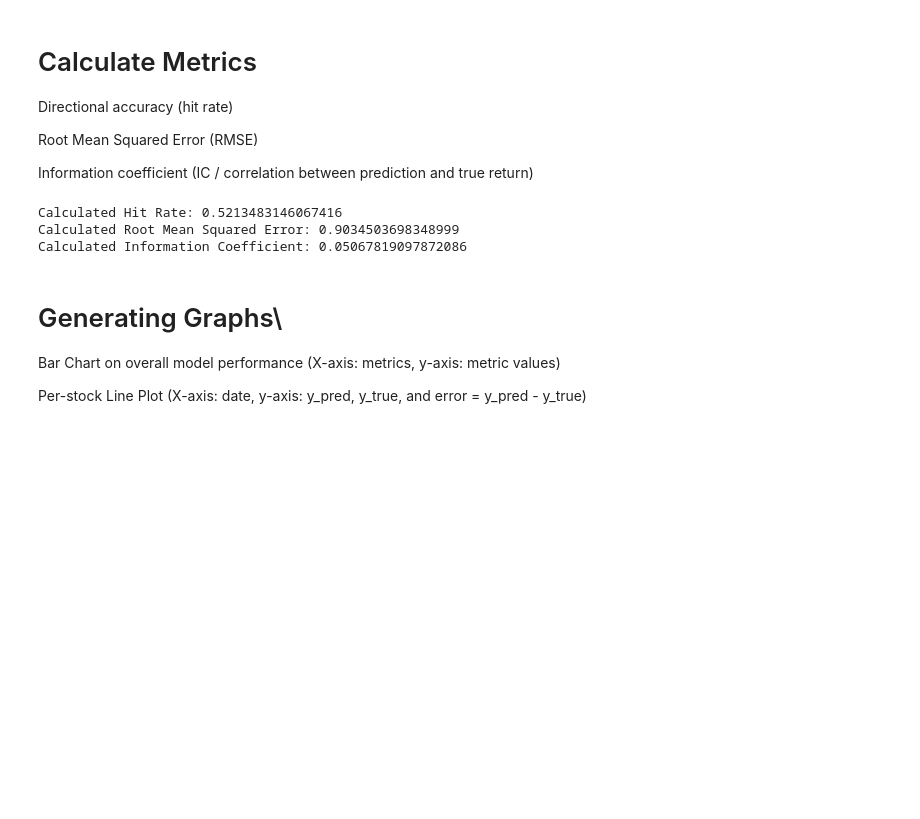
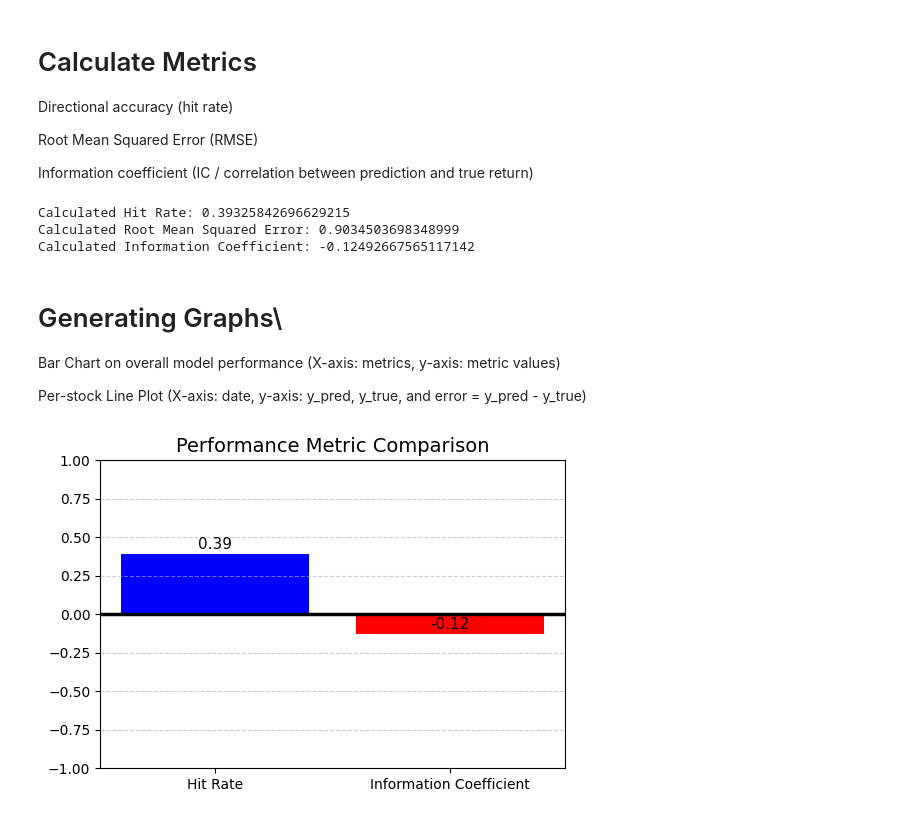
Before and after one commit to ngocbaotu/stock_prediction, a Jupyter notebook: experiment/07-Evaluation.ipynb, the cells around one changed output. Drawn from its saved outputs; the diff is of its cells as text; code cells hidden in the pictures; blank space fills up the shorter version.

```diff
--- a/experiment/07-Evaluation.ipynb
+++ b/experiment/07-Evaluation.ipynb
@@ -241,30 +242,53 @@ Root Mean Squared Error (RMSE)
 
 Information coefficient (IC / correlation between prediction and true return)
 # %%
-#Calculating Hit Rate
-hit_rate = np.mean(np.sign(tests) == np.sign(preds))
+def outputMetrics(tests, preds):
+    #Calculating Hit Rate
+    hit_rate = np.mean(np.sign(tests) == np.sign(preds))
 
-#Calculating Root Mean Squared Error
-squared_sum = 0
-rmse = 0
-for i, val in preds[-1].items():
-    squared_sum += (tests[-1][i] - val) **2
-rmse = np.sqrt(squared_sum / len(preds[-1]))
+    #Calculating Root Mean Squared Error
+    squared_sum = 0
+    rmse = 0
+    for i, val in preds.items():
+        squared_sum += (tests[i] - val) **2
+    rmse = np.sqrt(squared_sum / len(preds))
 
-#Calculating Information Coefficient
-ic = np.corrcoef(preds, tests)[0, 1]
+    #Calculating Information Coefficient
+    ic = np.corrcoef(preds, tests)[0, 1]
 
 
-print(f"Calculated Hit Rate: {hit_rate}")
-print(f"Calculated Root Mean Squared Error: {rmse}")
-print(f"Calculated Information Coefficient: {ic}")
+    print(f"Calculated Hit Rate: {hit_rate}")
+    print(f"Calculated Root Mean Squared Error: {rmse}")
+    print(f"Calculated Information Coefficient: {ic}")
+
+outputMetrics(tests[-1], preds[-1])
 # %% [output]
-Calculated Hit Rate: 0.5213483146067416
+Calculated Hit Rate: 0.39325842696629215
 Calculated Root Mean Squared Error: 0.9034503698348999
-Calculated Information Coefficient: 0.05067819097872086
+Calculated Information Coefficient: -0.12492667565117142
 # %% [markdown]
 # Generating Graphs\
 
 Bar Chart on overall model performance (X-axis: metrics, y-axis: metric values)
 
 Per-stock Line Plot (X-axis: date, y-axis: y_pred, y_true, and error = y_pred - y_true)
+# %%
+#Overall Model Performance
+metrics = ['Hit Rate', 'Information Coefficient']
+values = [hit_rate, ic]
+
+plt.figure(figsize=(6, 4))
+bars = plt.bar(metrics, values, color=['blue', 'red'])
+
+for bar in bars:
+    height = bar.get_height()
+    plt.text(bar.get_x() + bar.get_width()/2, height + 0.01, f'{height:.2f}',
+             ha='center', va='bottom', fontsize=11)
+plt.axhline(0, color='black', linewidth=2.5)
+plt.title('Performance Metric Comparison', fontsize=14)
+plt.ylim(-1, 1)
+plt.grid(axis='y', linestyle='--', alpha=0.6)
+
+plt.show()
+# %% [output]
+[figure, added]
```
Also changed, not shown: parts of 3 cells of this notebook.
